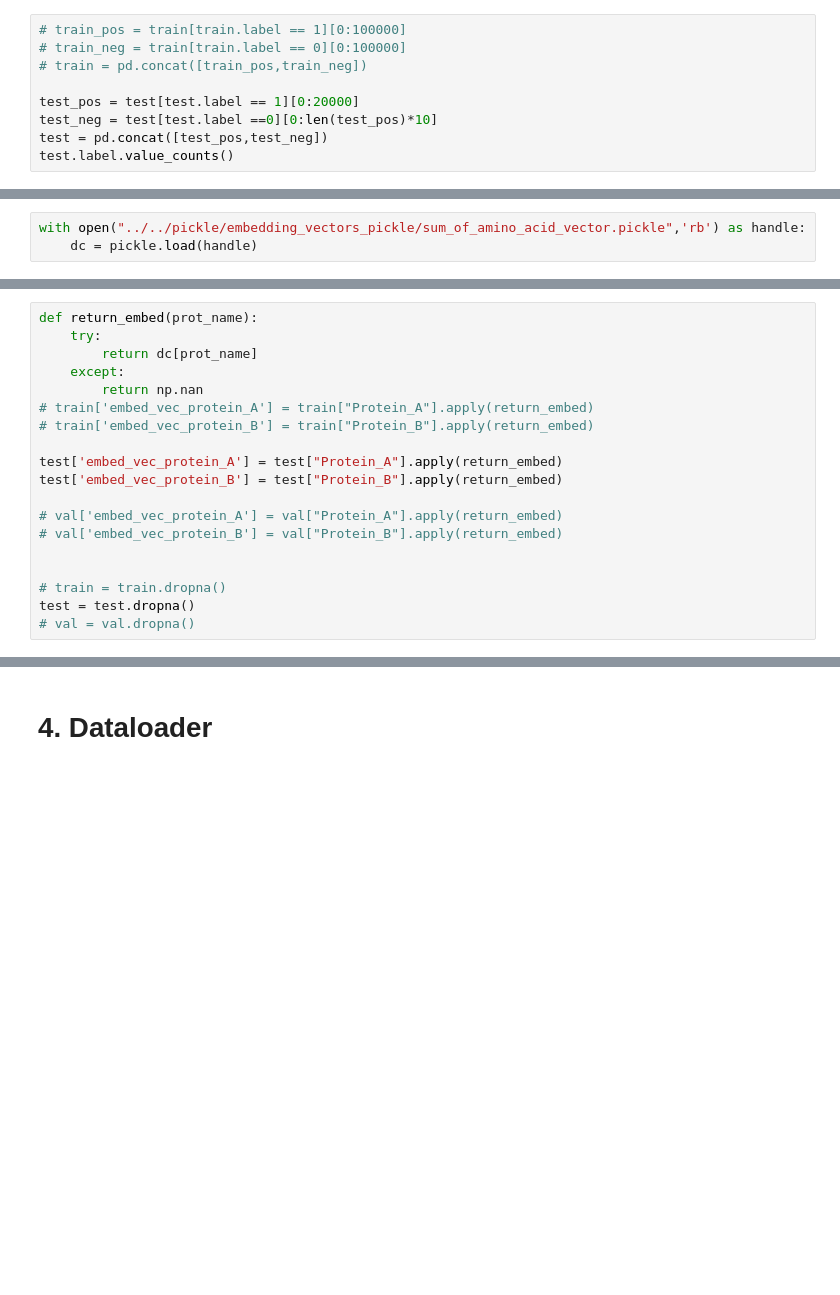
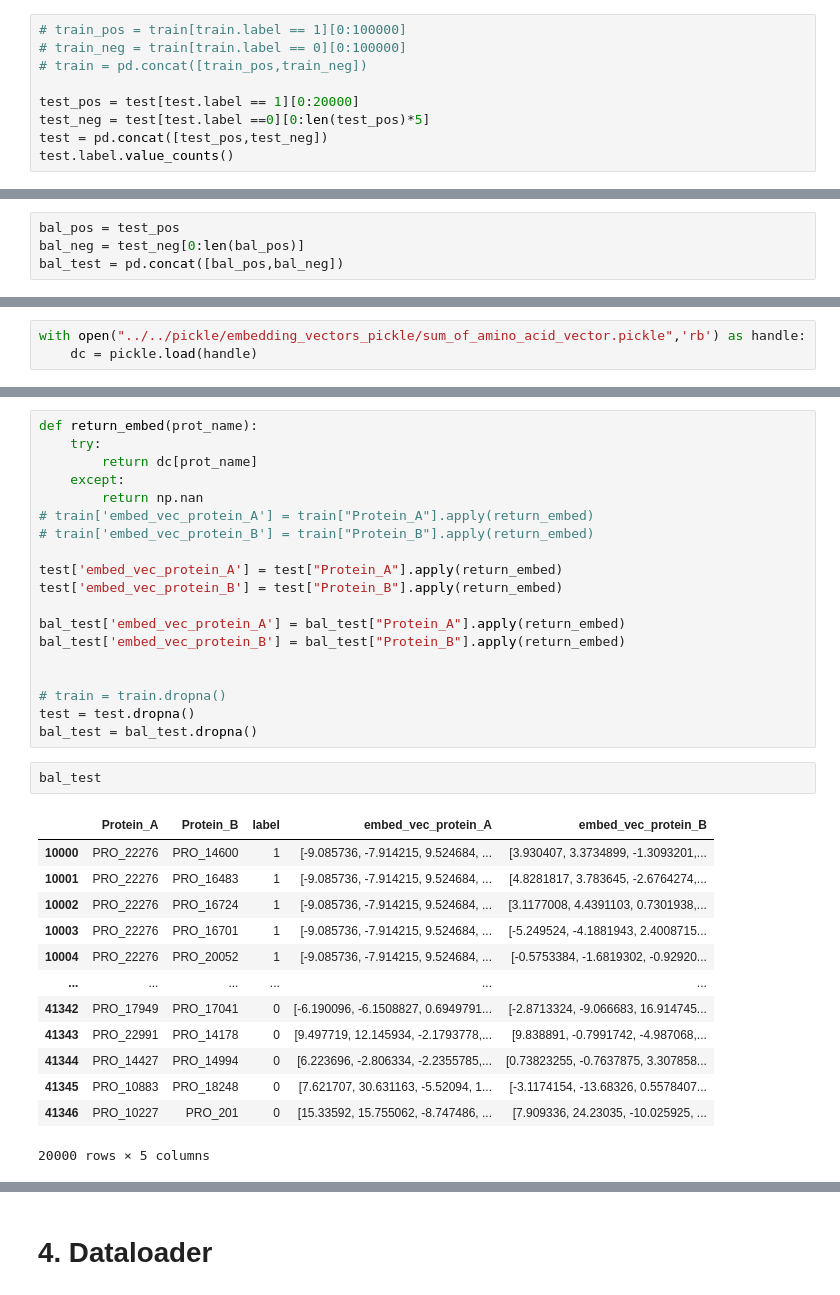
Before and after one commit to zelezniak-lab/PPI_prediction, a Jupyter notebook: model_results_analysis/model_testing.ipynb, the cells around one changed output, grey strips where cells are left out. Cells and saved outputs as stored; diff of their text form; blank space fills up the shorter version.

```diff
--- a/model_results_analysis/model_testing.ipynb
+++ b/model_results_analysis/model_testing.ipynb
@@ -32,7 +34,7 @@ test =  pd.read_csv("../../csv_files_new_ppi/training_and_test_set/test_set_with
 # train = pd.concat([train_pos,train_neg])
 
 test_pos = test[test.label == 1][0:20000]
-test_neg = test[test.label ==0][0:len(test_pos)*10]
+test_neg = test[test.label ==0][0:len(test_pos)*5]
 test = pd.concat([test_pos,test_neg])
 test.label.value_counts()
 # %% [output]
@@ -47,6 +49,10 @@ val = pd.concat([val_pos,val_neg])
 test_pos =  test[test.label == 1][10000:]
 test_neg =  test[test.label == 0][10000:]
 test = pd.concat([test_pos,test_neg])
+# %%
+bal_pos = test_pos
+bal_neg = test_neg[0:len(bal_pos)]
+bal_test = pd.concat([bal_pos,bal_neg])
 # %%
 # print("Size of Train dataset: ", len(train))
 print("Size of Test dataset: ", len(test))
@@ -87,13 +109,29 @@ def return_embed(prot_name):
 test['embed_vec_protein_A'] = test["Protein_A"].apply(return_embed)
 test['embed_vec_protein_B'] = test["Protein_B"].apply(return_embed)
 
-# val['embed_vec_protein_A'] = val["Protein_A"].apply(return_embed)
-# val['embed_vec_protein_B'] = val["Protein_B"].apply(return_embed)
+bal_test['embed_vec_protein_A'] = bal_test["Protein_A"].apply(return_embed)
+bal_test['embed_vec_protein_B'] = bal_test["Protein_B"].apply(return_embed)
 
 
 # train = train.dropna()
 test = test.dropna()
-# val = val.dropna()
+bal_test = bal_test.dropna()
+# %%
+bal_test
+# %% [output]
+|  | Protein_A | Protein_B | label | embed_vec_protein_A | embed_vec_protein_B |
+| 10000 | PRO_22276 | PRO_14600 | 1 | [-9.085736, -7.914215, 9.524684, ... | [3.930407, 3.3734899, -1.3093201,... |
+| 10001 | PRO_22276 | PRO_16483 | 1 | [-9.085736, -7.914215, 9.524684, ... | [4.8281817, 3.783645, -2.6764274,... |
+| 10002 | PRO_22276 | PRO_16724 | 1 | [-9.085736, -7.914215, 9.524684, ... | [3.1177008, 4.4391103, 0.7301938,... |
+| 10003 | PRO_22276 | PRO_16701 | 1 | [-9.085736, -7.914215, 9.524684, ... | [-5.249524, -4.1881943, 2.4008715... |
+| 10004 | PRO_22276 | PRO_20052 | 1 | [-9.085736, -7.914215, 9.524684, ... | [-0.5753384, -1.6819302, -0.92920... |
+| ... | ... | ... | ... | ... | ... |
+| 41342 | PRO_17949 | PRO_17041 | 0 | [-6.190096, -6.1508827, 0.6949791... | [-2.8713324, -9.066683, 16.914745... |
+| 41343 | PRO_22991 | PRO_14178 | 0 | [9.497719, 12.145934, -2.1793778,... | [9.838891, -0.7991742, -4.987068,... |
+| 41344 | PRO_14427 | PRO_14994 | 0 | [6.223696, -2.806334, -2.2355785,... | [0.73823255, -0.7637875, 3.307858... |
+| 41345 | PRO_10883 | PRO_18248 | 0 | [7.621707, 30.631163, -5.52094, 1... | [-3.1174154, -13.68326, 0.5578407... |
+| 41346 | PRO_10227 | PRO_201 | 0 | [15.33592, 15.755062, -8.747486, ... | [7.909336, 24.23035, -10.025925, ... |
+20000 rows × 5 columns
 # %%
 train_features_Protein_A = []
 train_features_Protein_B = []
```
Also changed, not shown: parts of 18 cells of this notebook.
